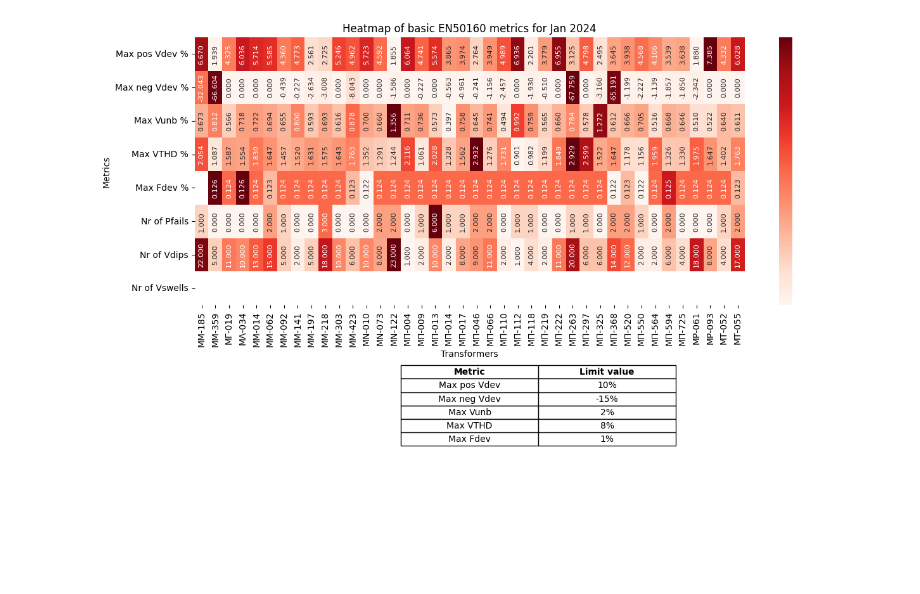
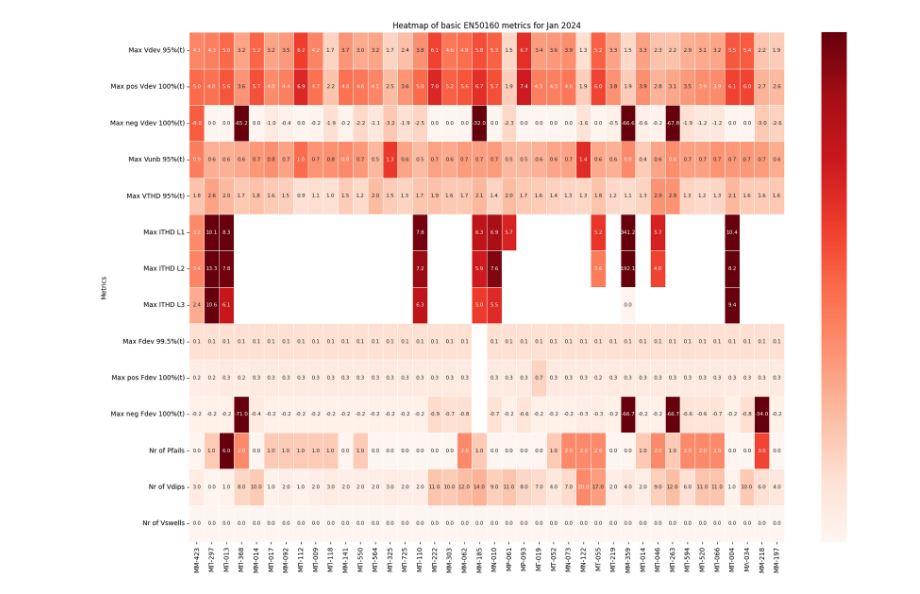
Before and after one commit to AimiliaPapagiannaki/thingsboard, a Jupyter notebook: mi6/HEDNOKPIs/heatmap_per_month.ipynb, the cells around one changed output. Cells and saved outputs as stored; diff of their text form; code cells hidden in the pictures; blank space fills up the shorter version.

Commit message:
Graphic modifications

```diff
--- a/mi6/HEDNOKPIs/heatmap_per_month.ipynb
+++ b/mi6/HEDNOKPIs/heatmap_per_month.ipynb
@@ -12,7 +12,8 @@ acceptable_ranges = {
     'Max VTHD/ITHD': '8%',
     'Max Fdev': '1%',
     'Max pos Fdev':'4%',
-    'Max neg Fdev':'-6%'
+    'Max neg Fdev':'-6%',
+    'Pfails/Vdips/Vswells':'50'
 }
 
 predefined_ranges = {
@@ -153,75 +158,71 @@ for month in ['Jan','Feb','Mar']:#,'Apr','May']:
 # %%
 # month = 'May'
 year = '2024'
 
 
-def normalize_row(x):
-    non_na = x.dropna()
-    if non_na.min() < 0 and non_na.max() <= 0:
-        return (non_na - non_na.max()) / (non_na.min() - non_na.max())  # Reverse normalization for negative-only rows
-    else:
-        # print(non_na,non_na.min(),non_na.max())
-        return (non_na - non_na.min()) / (non_na.max() - non_na.min())
+# def normalize_row(x):
+#     non_na = x.dropna()
+#     if non_na.min() < 0 and non_na.max() <= 0:
+#         return (non_na - non_na.max()) / (non_na.min() - non_na.max())  # Reverse normalization for negative-only rows
+#     else:
+#         # print(non_na,non_na.min(),non_na.max())
+#         return (non_na - non_na.min()) / (non_na.max() - non_na.min())
 
 for month in ['Jan','Feb','Mar','Apr','May']:
     df = pd.read_excel('data/HEDNO_KPIs_EN50160_'+str(month)+'_'+str(2024)+'.xlsx', engine='openpyxl')
     df = df.loc[df['Distribution'].isna()]
-    df = df.drop(['Installation','Distribution','Max voltage deviation (95% of 10min intervals)','Max positive frequency deviation (100% of 10min intervals)','Max negative frequency deviation (100% of 10min intervals)','Latitude','Longitude','Occurences of Frequency over limit','Occurences of Frequency under limit'],axis=1)
+    df = df.drop(['Installation','Distribution','Latitude','Longitude','Occurences of Frequency over limit','Occurences of Frequency under limit'],axis=1)
     df = df.set_index('Transformer')
-
-    df = df.rename(columns={'Max positive voltage deviation (100% of 10min intervals)':'Max pos Vdev %',
-                            'Max negative voltage deviation (100% of 10min intervals)':'Max neg Vdev %',
-                            'Max voltage imbalance (95% of 10min intervals)':'Max Vunb %',
-                            'Max voltage THD (95% of 10min intervals)':'Max VTHD %',
-                            'Max frequency deviation (99.5% of 10min intervals)':'Max Fdev %',
+    init_cols = df.columns.values
+    df = df.rename(columns={'Max voltage deviation (95% of 10min intervals)':'Max Vdev 95%(t)',
+                            'Max positive voltage deviation (100% of 10min intervals)':'Max pos Vdev 100%(t)',
+                            'Max negative voltage deviation (100% of 10min intervals)':'Max neg Vdev 100%(t)',
+                            'Max voltage imbalance (95% of 10min intervals)':'Max Vunb 95%(t)',
+                            'Max voltage THD (95% of 10min intervals)':'Max VTHD 95%(t)',
+                            'Max current THD L1':'Max ITHD L1',
+                            'Max current THD L2':'Max ITHD L2',
+                            'Max current THD L3':'Max ITHD L3',
+                            'Max frequency deviation (99.5% of 10min intervals)':'Max Fdev 99.5%(t)',
+                            'Max positive frequency deviation (100% of 10min intervals)':'Max pos Fdev 100%(t)',
+                            'Max negative frequency deviation (100% of 10min intervals)':'Max neg Fdev 100%(t)',
                             'Nr. of Power Fails (outage)':'Nr of Pfails',
                             'Nr. of Voltage dips':'Nr of Vdips',
-                            'Nr. of Voltage swells':'Nr of Vswells',
+                            'Nr. of Voltage swells':'Nr of Vswells'
+                            })
 
-                            })
     df.replace('-', np.nan, inplace=True)
+    metrics = df.columns.values
     df = df.T
-    df_normalized = df.apply(normalize_row, axis=1)
+    df_normalized = df.copy()
+    for metric in metrics:
+        predefined_range = predefined_ranges.get(metric)
+        if predefined_range is not None:
+            predefined_min, predefined_max = predefined_range
+        else:
+            predefined_min, predefined_max = None, None
+        df_normalized.loc[metric] = normalize_with_predefined_range(df.loc[metric], predefined_min, predefined_max)
+
+    # df_normalized = df.apply(normalize_row, axis=1)
     cols = df_normalized.columns.values
     df = df.reindex(columns=cols)
 
 
     # Plot heatmap
-    # plt.figure(figsize=(14, 8))
-    fig, ax = plt.subplots(2, 1, figsize=(14, 8), gridspec_kw={'height_ratios': [6, 1]})
-
-    heatmap = sns.heatmap(df_normalized, annot=df,annot_kws={'rotation': 90,'size':8}, fmt=".3f", cmap='Reds', mask=df.isnull(), ax=ax[0])
-    ax[0].set_title('Heatmap of basic EN50160 metrics for '+month+' '+year)
-    ax[0].set_xlabel('Transformers')
-    ax[0].set_ylabel('Metrics')
+    fig = plt.figure(figsize=(18, 12))
+    # heatmap = sns.heatmap(df_normalized, annot=df,annot_kws={'rotation': 90,'size':8}, fmt=".1f", cmap='Reds', mask=df.isnull(), ax=ax[0])
+    heatmap = sns.heatmap(df_normalized, annot=df,annot_kws={'size':8}, fmt=".1f", cmap='Reds', mask=df.isnull(),linewidths=0.5)
+    plt.title('Heatmap of basic EN50160 metrics for '+month+' '+year)
+    plt.xlabel('')
+    plt.ylabel('Metrics')
     # Remove the tick labels from the color bar
     colorbar = heatmap.collections[0].colorbar
     colorbar.set_ticks([])
 
-    # Create a DataFrame for the acceptable ranges
-    ranges_df = pd.DataFrame(list(acceptable_ranges.items()), columns=['Metric', 'Limit value'])
 
-    # Hide the second subplot's axes
-    ax[1].axis('off')
+    plt.gca().set_aspect('auto')
+    plt.tight_layout()
 
-    # Create a table below the heatmap
-    table = ax[1].table(cellText=ranges_df.values, colLabels=ranges_df.columns, cellLoc='center', loc='center')
-
-    # Adjust layout to make room for the table
-    plt.subplots_adjust(hspace=0.5)
-    # plt.subplots_adjust(left=0.1, right=0.9, top=0.9, bottom=0.1, hspace=0.5)
-
-    # Make column names bold and fit the contents
-    table.auto_set_font_size(False)
-    table.set_fontsize(10)
-    # Manually set the column widths
-    for (i, j), cell in table.get_celld().items():
-        if i == 0:
-            cell.set_text_props(weight='bold')
-        cell.set_fontsize(10)
-        cell.set_width(0.2)
-        cell.set_height(0.3)
-    # plt.savefig('heatmapEN50160_'+month+'_'+year+'.png', dpi=300)
-    plt.show()
+    plt.savefig('figures/heatmapEN50160_'+month+'_'+year+'.png', dpi=300)
+    # plt.show()
 # %% [output]
-[figure, old version]
+[figure, new version]
```
Also changed, not shown: parts of 3 cells of this notebook.
